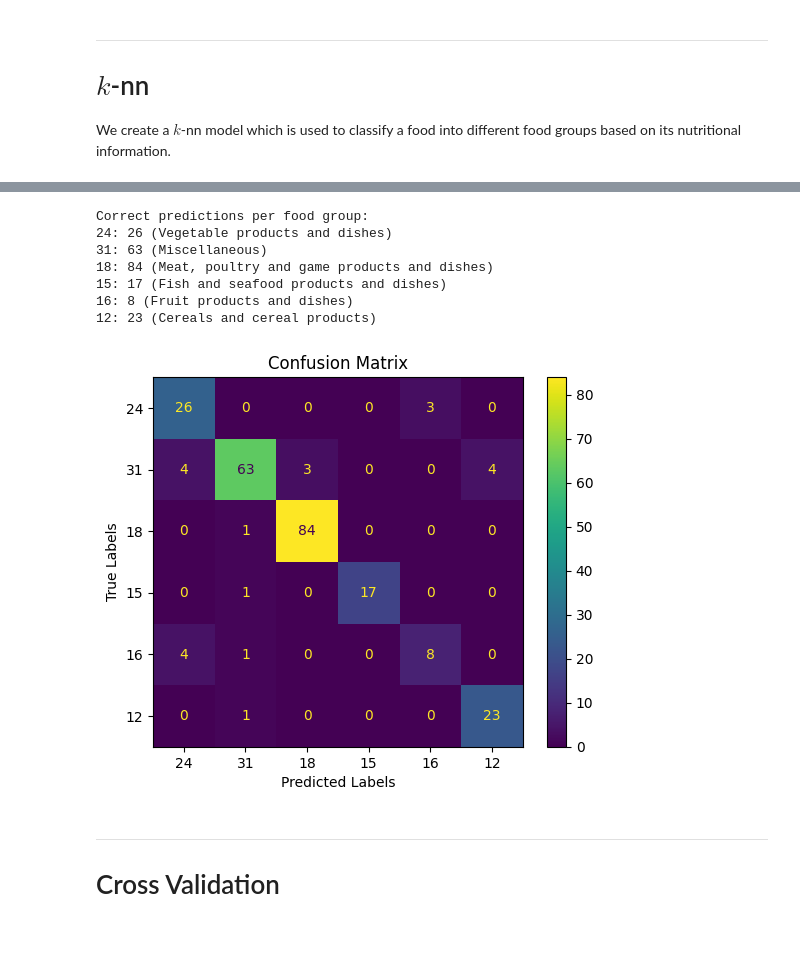
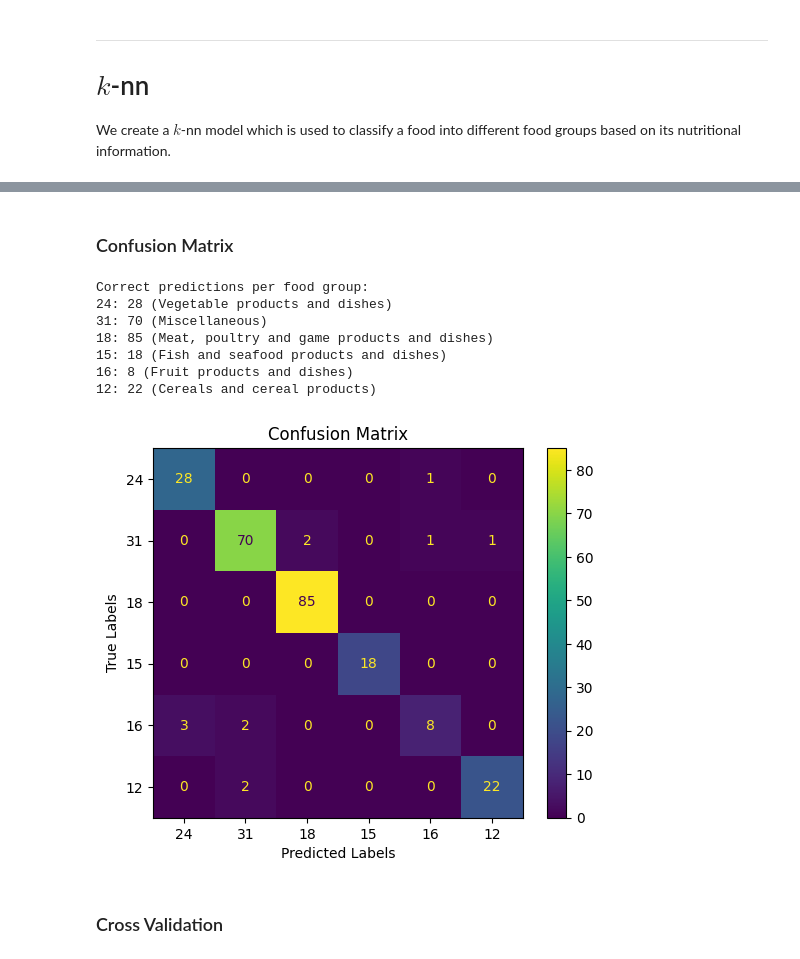
Before and after one commit to d4vidsha/food-groups-classification-model, a Jupyter notebook: src/knn.ipynb, the cells around one changed output, grey strips where cells are left out. Saved outputs shown, nothing was run; the diff lists cells and outputs as text; code cells hidden in the pictures.

```diff
--- a/src/knn.ipynb
+++ b/src/knn.ipynb
@@ -10,7 +10,7 @@ if os.name == 'nt':
     data = pd.read_csv(r'..\data\generated\preprocessed-data-classification.csv')
     food_groups = pd.read_excel(r'..\data\food-groups.xls')
 elif os.name == 'posix':
-    data = pd.read_csv(r'../data/preprocessed-data-classification.csv')
+    data = pd.read_csv(r'../data/generated/preprocessed-data-classification.csv')
     food_groups = pd.read_excel(r'../data/food-groups.xls')
 
 # filter food groups with 'Food Group Code' with length 2
@@ -62,6 +109,5 @@ We create a $k$-nn model which is used to classify a food into different food gr
 # %%
-from sklearn.neighbors import KNeighborsClassifier
-KNN_NEIGHBORS = 4
+KNN_NEIGHBORS = best_k
 
 # create knn with 3 neighbors
 knn = KNeighborsClassifier(n_neighbors=KNN_NEIGHBORS)
@@ -110,49 +158,50 @@ First few true labels: [24 31 24 31 18 31 31 31 31 31]
+# %% [markdown]
+### Confusion Matrix
 # %%
 from sklearn.metrics import confusion_matrix, ConfusionMatrixDisplay
 
-def print_cm(y_test, y_pred):
+def print_cm(y_test, y_pred, save_fig=False):
     # count the number of correct predictions
     print("Correct predictions per food group:")
     for value in y_test.unique():
         correct = 0
         for i in range(len(y_test)):
             if y_test.values[i] == y_pred[i] and y_test.values[i] == value:
                 correct += 1
         food_group_name = food_groups[food_groups['Food Group Code'] == value]['Food Group and Sub-Group Name'].values[0].strip()
         print(f"{value}: {correct} ({food_group_name})")
 
     # create confusion matrix
     cm = confusion_matrix(y_test, y_pred, labels=y_test.unique())
 
     # create confusion matrix display
     disp = ConfusionMatrixDisplay(confusion_matrix=cm)
 
     # plot confusion matrix
     disp.plot()
     plt.title("Confusion Matrix")
     plt.xlabel("Predicted Labels")
     plt.ylabel("True Labels")
 
     # plot the labels on the x and y axis
     plt.xticks(range(len(y_test.unique())), y_test.unique())
     plt.yticks(range(len(y_test.unique())), y_test.unique())
 
     plt.show()
 
-    # save the confusion matrix
-    disp.figure_.savefig('../report/figs/knn-confusion-matrix.png', bbox_inches='tight')
+    if save_fig:
+        disp.figure_.savefig('../report/figs/knn-confusion-matrix.png', bbox_inches='tight')
 
-print_cm(y_test, y_pred)
+print_cm(y_test, y_pred, save_fig=True)
 # %% [output]
 Correct predictions per food group:
-24: 26 (Vegetable products and dishes)
-31: 63 (Miscellaneous)
-18: 84 (Meat, poultry and game products and dishes)
-15: 17 (Fish and seafood products and dishes)
+24: 28 (Vegetable products and dishes)
+31: 70 (Miscellaneous)
+18: 85 (Meat, poultry and game products and dishes)
+15: 18 (Fish and seafood products and dishes)
 16: 8 (Fruit products and dishes)
-12: 23 (Cereals and cereal products)
+12: 22 (Cereals and cereal products)
-[figure, old version]
+[figure, new version]
 # %% [markdown]
----
-# Cross Validation
+### Cross Validation
 # %%
```
Also changed, not shown: parts of 9 cells of this notebook, 2 other files.
